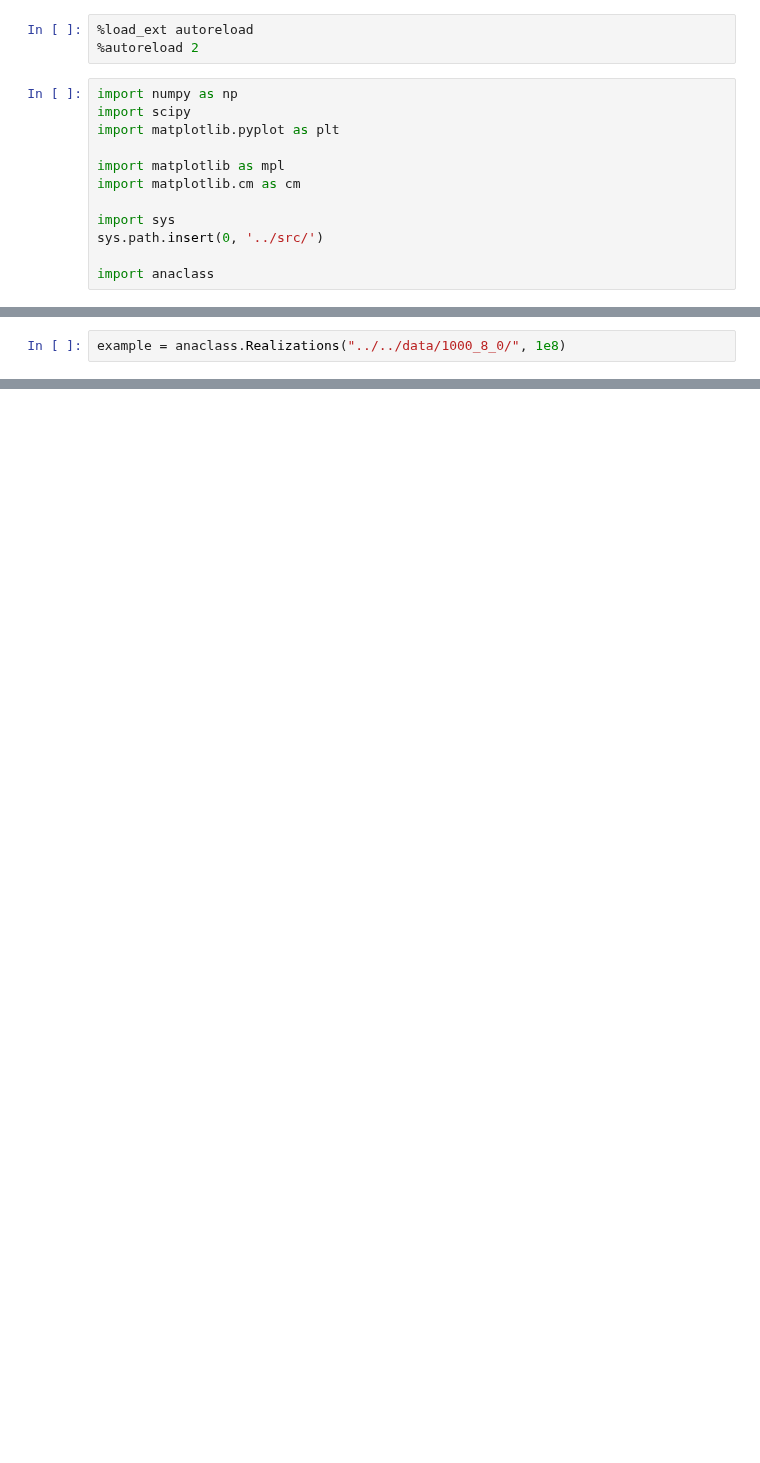
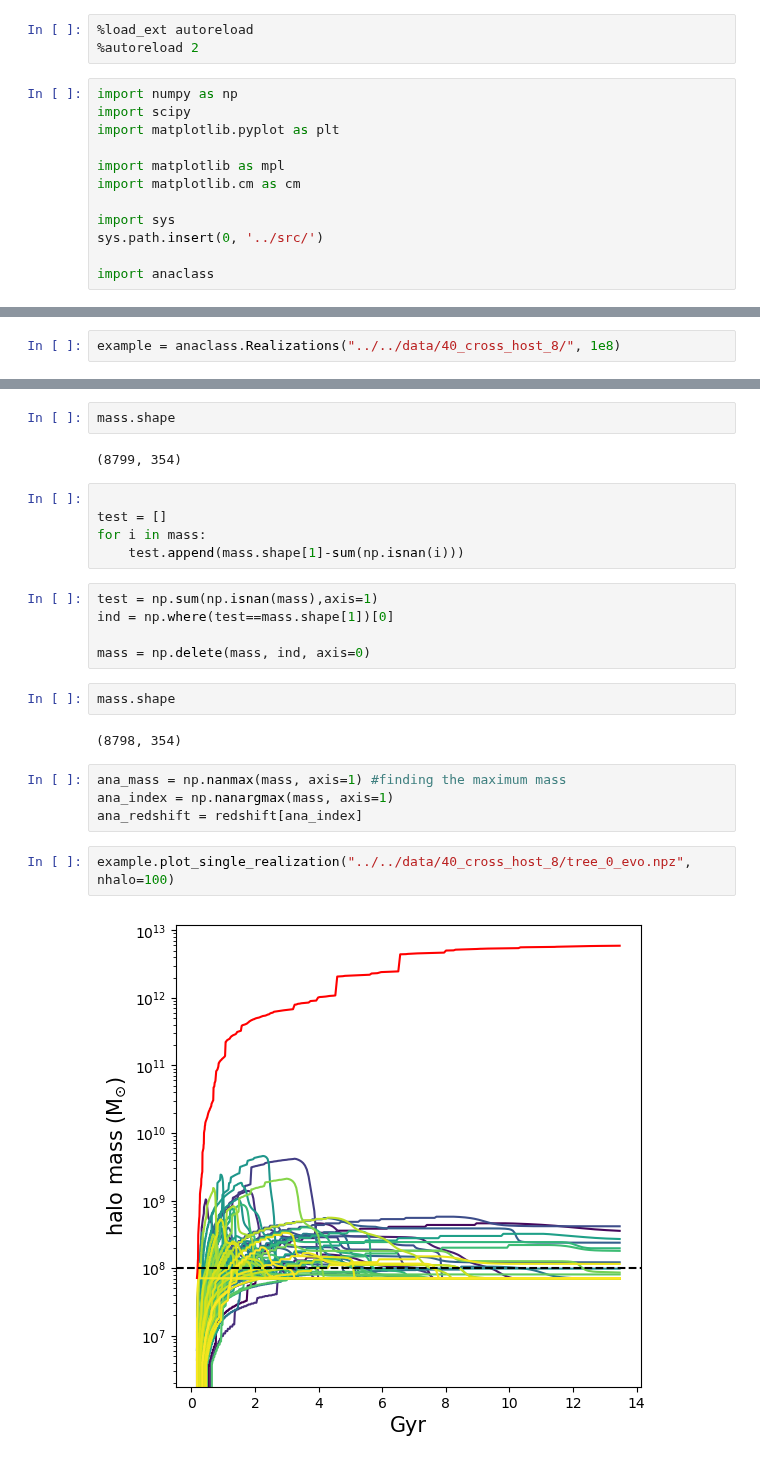
Before and after one commit to jsmonzon/SatGen, a Jupyter notebook: notebooks/test_class.ipynb, the cells around one changed output, grey strips where cells are left out. Saved outputs shown, nothing was run; the diff lists cells and outputs as text; blank space fills up the shorter version.

```diff
--- a/notebooks/test_class.ipynb
+++ b/notebooks/test_class.ipynb
@@ -18,3 +18,3 @@ import anaclass
 # %%
-example = anaclass.Realizations("../../data/1000_8_0/", 1e8)
+example = anaclass.Realizations("../../data/40_cross_host_8/", 1e8)
 # %%
@@ -175,0 +47,26 @@ CSMF_1D(np.log10(Mh[1:-1]))
+# %%
+mass.shape
+# %% [output]
+(8799, 354)
+# %%
+
+test = []
+for i in mass:
+    test.append(mass.shape[1]-sum(np.isnan(i)))
+# %%
+test = np.sum(np.isnan(mass),axis=1)
+ind = np.where(test==mass.shape[1])[0]
+
+mass = np.delete(mass, ind, axis=0)
+# %%
+mass.shape
+# %% [output]
+(8798, 354)
+# %%
+ana_mass = np.nanmax(mass, axis=1) #finding the maximum mass
+ana_index = np.nanargmax(mass, axis=1)
+ana_redshift = redshift[ana_index]
+# %%
+example.plot_single_realization("../../data/40_cross_host_8/tree_0_evo.npz", nhalo=100)
+# %% [output]
+[figure, added]
```
Also changed, not shown: parts of 21 cells of this notebook, 1 other file.
